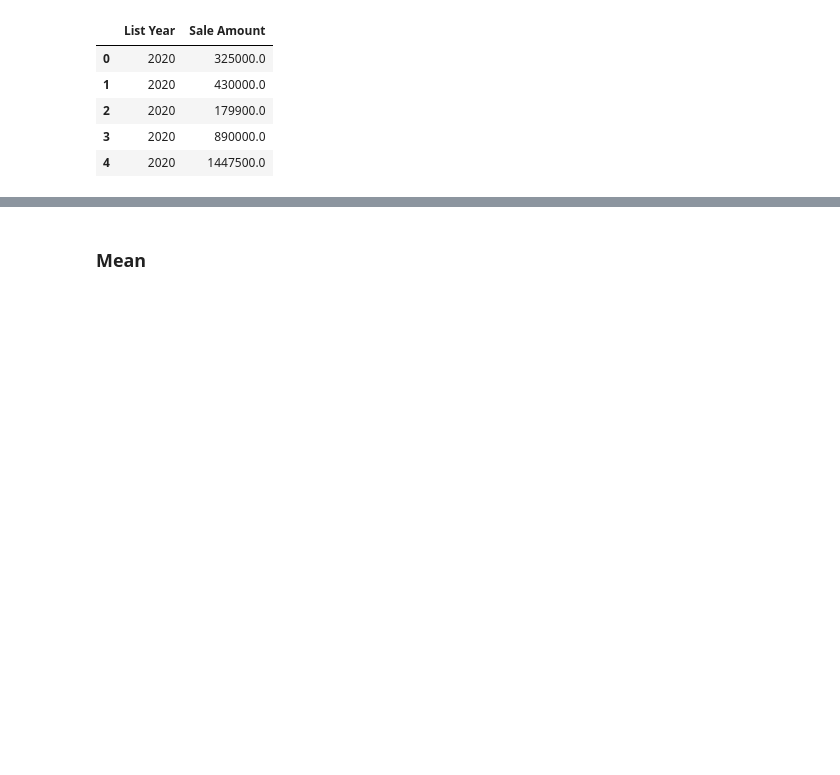
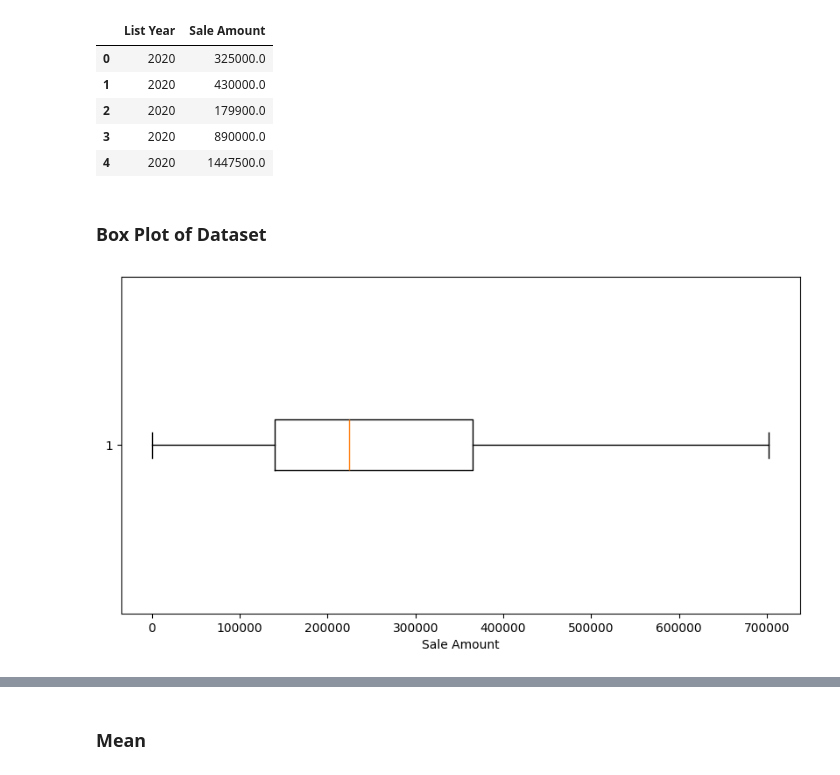
Before and after one commit to tyreseGill/data-analysis-of-sales, a Jupyter notebook: main.ipynb, the cells around one changed output, grey strips where cells are left out. Cells and saved outputs as stored; diff of their text form; code cells hidden in the pictures; blank space fills up the shorter version.

Commit message:
feat: include boxplot

```diff
--- a/main.ipynb
+++ b/main.ipynb
@@ -21,4 +21,13 @@ df.head()
 | 2 | 2020 | 179900.0 |
 | 3 | 2020 | 890000.0 |
 | 4 | 2020 | 1447500.0 |
+# %% [markdown]
+### Box Plot of Dataset
+# %%
+plt.figure(figsize=(10, 5))
+plt.boxplot(df["Sale Amount"], vert=False, showfliers=False)
+plt.xlabel("Sale Amount")
+plt.show()
+# %% [output]
+[figure, added]
 # %% [markdown]
```
Also changed, not shown: parts of 5 cells of this notebook.
